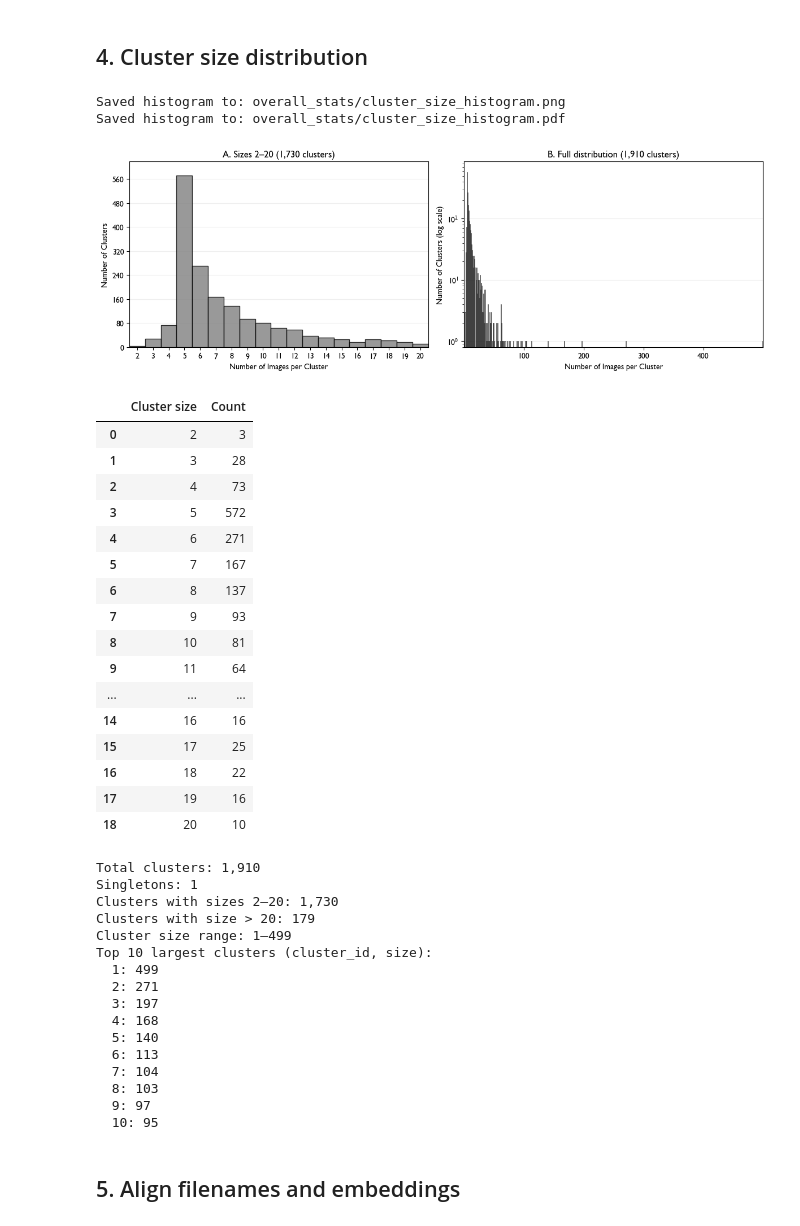
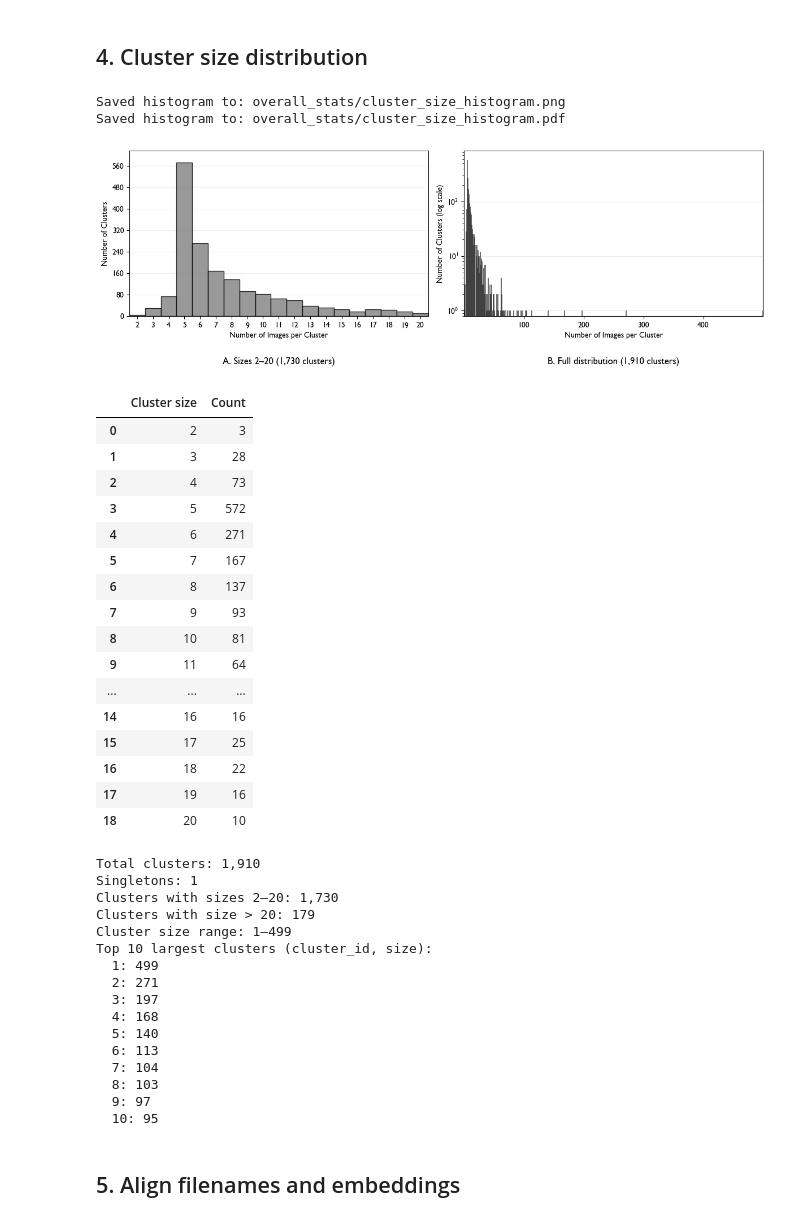
Before and after one commit to L4CCH/viral-images, a Jupyter notebook: scripts/cluster-analysis/analyze.ipynb, the cells around one changed output. Drawn from its saved outputs; the diff is of its cells as text; code cells hidden in the pictures.

Commit message:
moved graph captions below figures

```diff
--- a/scripts/cluster-analysis/analyze.ipynb
+++ b/scripts/cluster-analysis/analyze.ipynb
@@ -206,7 +206,8 @@ ax_a.set_xlim(1.5, 20.5)
 ax_a.set_xticks(range(2, 21))
 ax_a.set_ylim(0, n.max() * 1.08 if n.max() else 1)
 ax_a.yaxis.set_major_locator(MaxNLocator(integer=True))
-ax_a.set_title(f"A. Sizes 2–20 ({len(sizes_2_20):,} clusters)")
+ax_a.text(0.5, -0.25, f"A. Sizes 2–20 ({len(sizes_2_20):,} clusters)",
+          transform=ax_a.transAxes, ha="center", va="top", fontsize=12)
 
 # Retain every cluster, including singletons, with one bin per integer size.
 # Logarithmic counts make rare sizes in the long tail visible.
@@ -218,7 +219,8 @@ full_counts, full_edges, _ = ax_b.hist(
 ax_b.set_yscale("log")
 ax_b.set_ylim(0.8, full_counts.max() * 1.5)
 ax_b.set_xlim(0.5, all_sizes.max() + 0.5)
-ax_b.set_title(f"B. Full distribution ({len(all_sizes):,} clusters)")
+ax_b.text(0.5, -0.25, f"B. Full distribution ({len(all_sizes):,} clusters)",
+          transform=ax_b.transAxes, ha="center", va="top", fontsize=12)
 
 for ax in (ax_a, ax_b):
     ax.set_xlabel("Number of Images per Cluster")
@@ -230,34 +232,34 @@ assert int(n.sum()) == len(sizes_2_20)
 assert int(full_counts.sum()) == len(all_sizes)
 fig.tight_layout()
 
 for extension in ("png", "pdf"):
     hist_path = STATS_DIR / f"cluster_size_histogram.{extension}"
     fig.savefig(hist_path, dpi=300, bbox_inches="tight")
     print(f"Saved histogram to: {hist_path}")
 plt.show()
 
 bin_table = pd.DataFrame({"Cluster size": range(2, 21), "Count": n.astype(int)})
 display(bin_table)
 full_bin_table = pd.DataFrame({
     "Cluster size": ((full_edges[:-1] + full_edges[1:]) / 2).astype(int),
     "Count": full_counts.astype(int),
 })
 full_bin_table.to_csv(STATS_DIR / "cluster_size_histogram_counts.csv", index=False)
 
 print(f"Total clusters: {len(all_sizes):,}")
 print(f"Singletons: {int((all_sizes == 1).sum()):,}")
 print(f"Clusters with sizes 2–20: {len(sizes_2_20):,}")
 print(f"Clusters with size > 20: {int((all_sizes > 20).sum()):,}")
 print(f"Cluster size range: {all_sizes.min()}–{all_sizes.max()}")
 
 top10 = sorted(((cid, len(files)) for cid, files in clusters.items()), key=lambda x: -x[1])[:10]
 print("Top 10 largest clusters (cluster_id, size):")
 for cid, size in top10:
     print(f"  {cid}: {size}")
 # %% [output]
 Saved histogram to: overall_stats/cluster_size_histogram.png
 Saved histogram to: overall_stats/cluster_size_histogram.pdf
-[figure, old version]
+[figure, new version]
 |  | Cluster size | Count |
 | 0 | 2 | 3 |
 | 1 | 3 | 28 |
```
